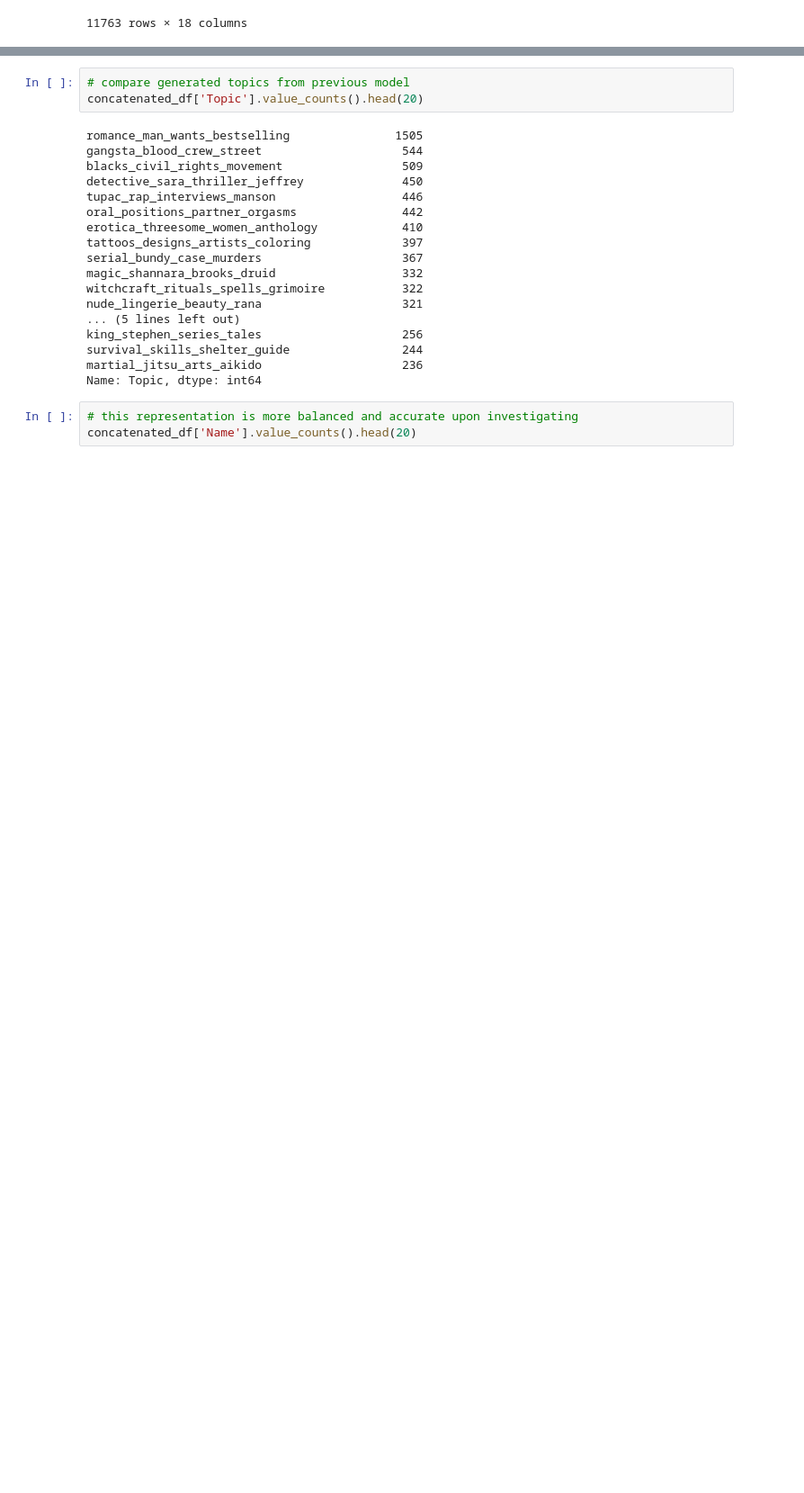
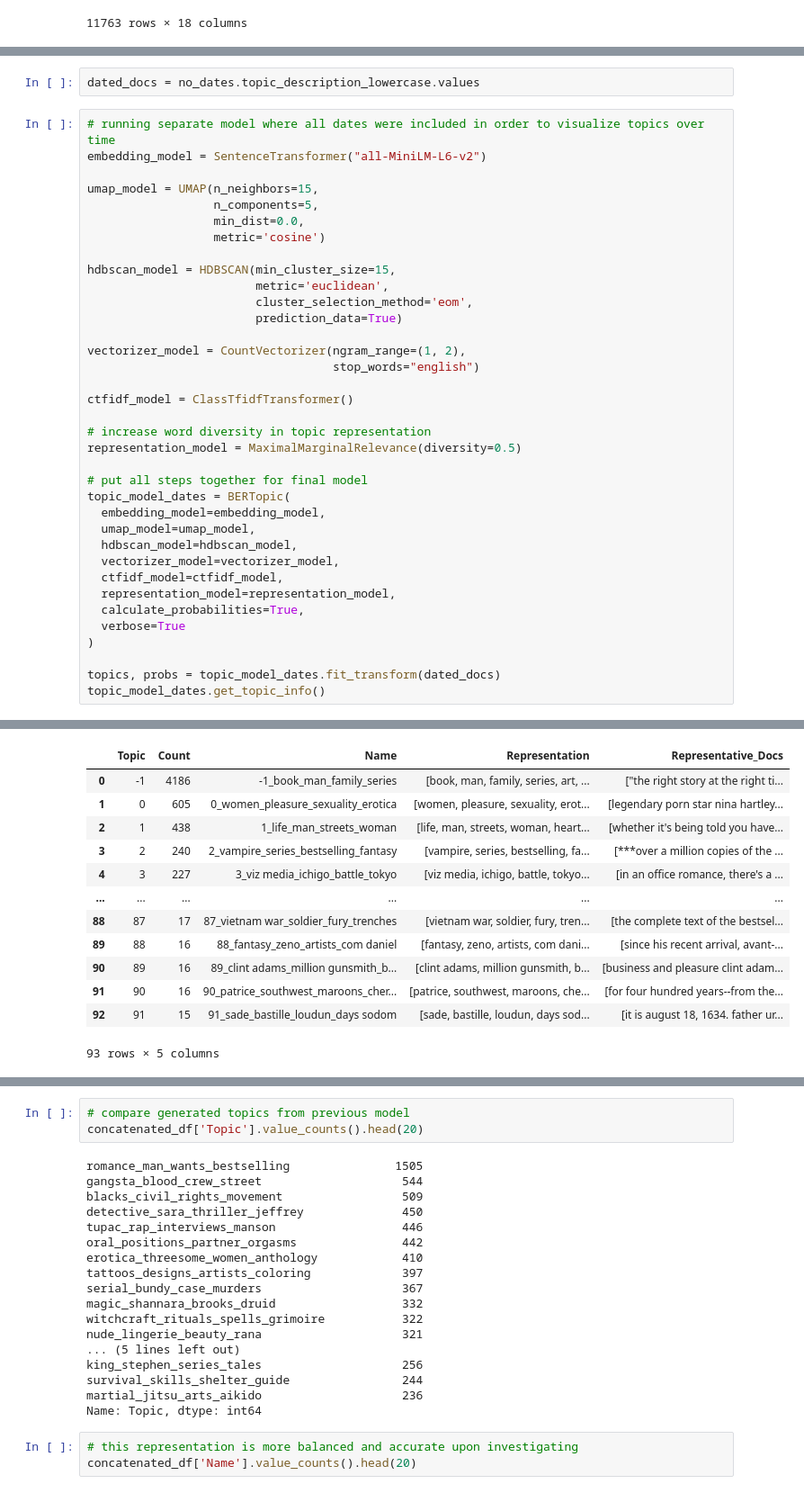
Before and after one commit to RodNSS/banned_book_exploration, a Jupyter notebook: banned_prison_topics.ipynb, the cells around one changed output, grey strips where cells are left out. Shown: that part at 90% size. Saved outputs shown, nothing was run; the diff lists cells and outputs as text; blank space fills up the shorter version.

```diff
--- a/banned_prison_topics.ipynb
+++ b/banned_prison_topics.ipynb
@@ -339,0 +401,39 @@ concatenated_df
+# %%
+dated_docs = no_dates.topic_description_lowercase.values
+# %%
+# running separate model where all dates were included in order to visualize topics over time
+embedding_model = SentenceTransformer("all-MiniLM-L6-v2")
+
+umap_model = UMAP(n_neighbors=15,
+                  n_components=5,
+                  min_dist=0.0,
+                  metric='cosine')
+
+hdbscan_model = HDBSCAN(min_cluster_size=15,
+                        metric='euclidean',
+                        cluster_selection_method='eom',
+                        prediction_data=True)
+
+vectorizer_model = CountVectorizer(ngram_range=(1, 2),
+                                   stop_words="english")
+
+ctfidf_model = ClassTfidfTransformer()
+
+# increase word diversity in topic representation
+representation_model = MaximalMarginalRelevance(diversity=0.5)
+
+# put all steps together for final model
+topic_model_dates = BERTopic(
+  embedding_model=embedding_model,
+  umap_model=umap_model,
+  hdbscan_model=hdbscan_model,
+  vectorizer_model=vectorizer_model,
+  ctfidf_model=ctfidf_model,
+  representation_model=representation_model,
+  calculate_probabilities=True,
+  verbose=True
+)
+
+topics, probs = topic_model_dates.fit_transform(dated_docs)
+topic_model_dates.get_topic_info()
+# %% [output]
@@ -339,0 +443,13 @@ concatenated_df
+|  | Topic | Count | Name | Representation | Representative_Docs |
+| 0 | -1 | 4186 | -1_book_man_family_series | [book, man, family, series, art, ... | ["the right story at the right ti... |
+| 1 | 0 | 605 | 0_women_pleasure_sexuality_erotica | [women, pleasure, sexuality, erot... | [legendary porn star nina hartley... |
+| 2 | 1 | 438 | 1_life_man_streets_woman | [life, man, streets, woman, heart... | [whether it's being told you have... |
+| 3 | 2 | 240 | 2_vampire_series_bestselling_fantasy | [vampire, series, bestselling, fa... | [***over a million copies of the ... |
+| 4 | 3 | 227 | 3_viz media_ichigo_battle_tokyo | [viz media, ichigo, battle, tokyo... | [in an office romance, there's a ... |
+| ... | ... | ... | ... | ... | ... |
+| 88 | 87 | 17 | 87_vietnam war_soldier_fury_trenches | [vietnam war, soldier, fury, tren... | [the complete text of the bestsel... |
+| 89 | 88 | 16 | 88_fantasy_zeno_artists_com daniel | [fantasy, zeno, artists, com dani... | [since his recent arrival, avant-... |
+| 90 | 89 | 16 | 89_clint adams_million gunsmith_b... | [clint adams, million gunsmith, b... | [business and pleasure clint adam... |
+| 91 | 90 | 16 | 90_patrice_southwest_maroons_cher... | [patrice, southwest, maroons, che... | [for four hundred years--from the... |
+| 92 | 91 | 15 | 91_sade_bastille_loudun_days sodom | [sade, bastille, loudun, days sod... | [it is august 18, 1634. father ur... |
+93 rows × 5 columns
```
Also changed, not shown: parts of 12 cells of this notebook.
